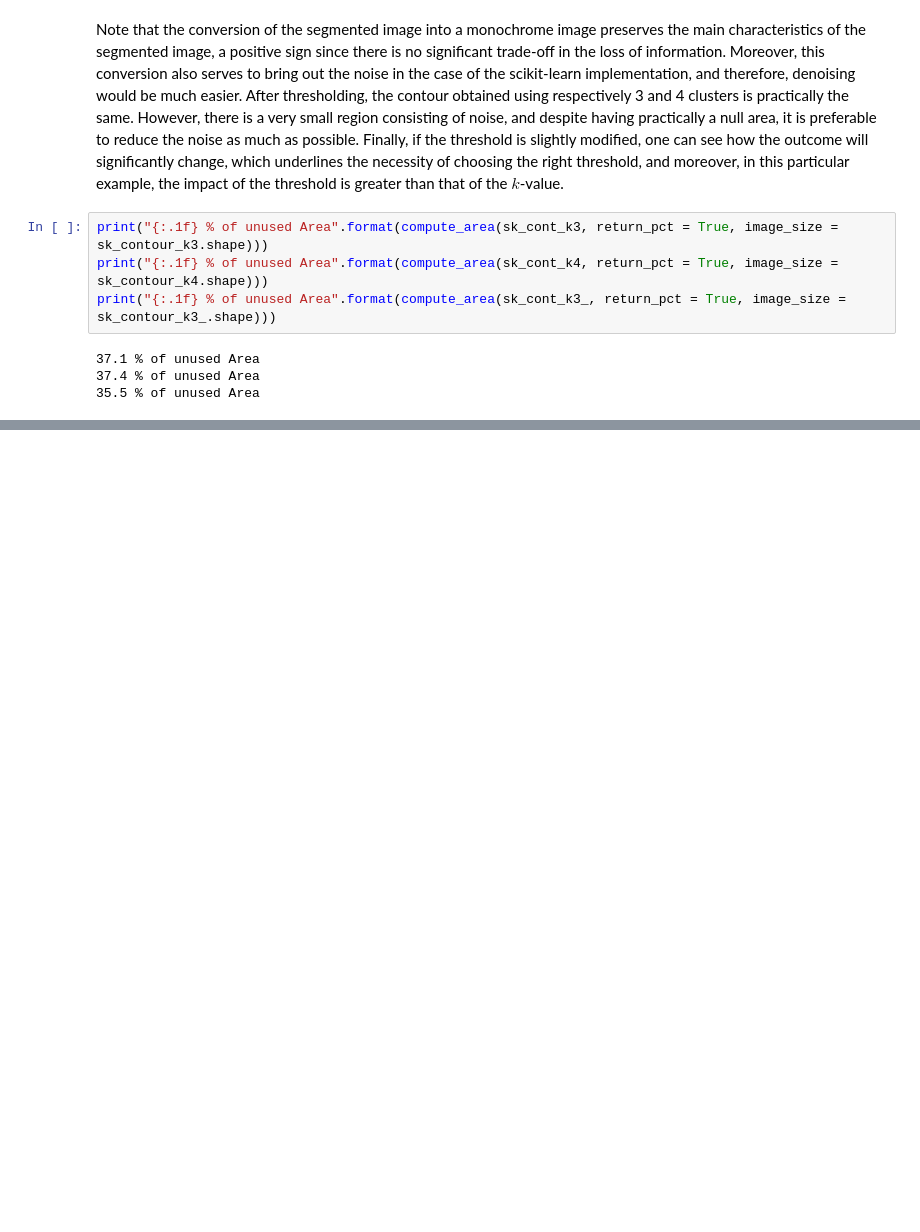
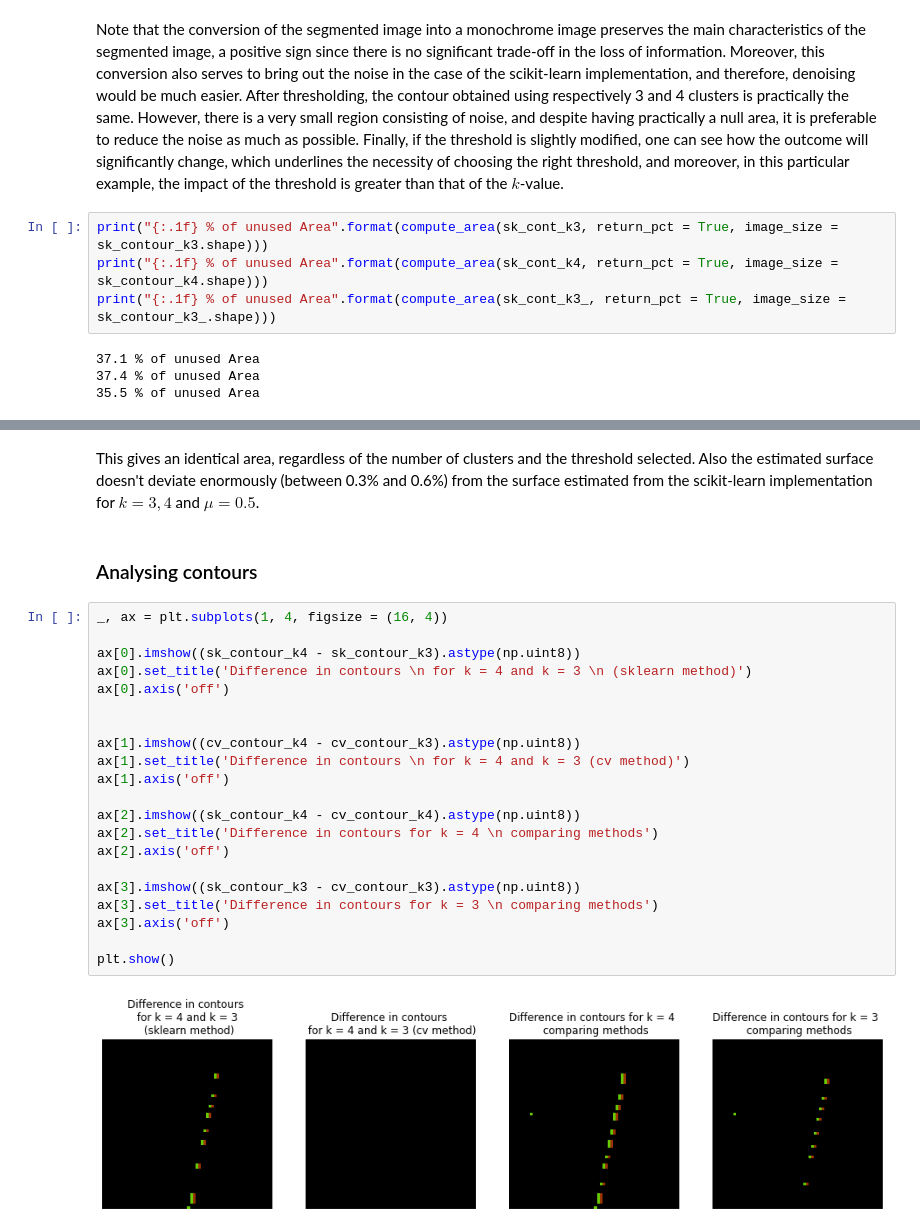
Before and after one commit to achrafkr/Satellite-Imaging, a Jupyter notebook: Cropland Estimation/Notebooks/Terrain_segmentation.ipynb, the cells around one changed output, grey strips where cells are left out. Saved outputs shown, nothing was run; the diff lists cells and outputs as text; blank space fills up the shorter version.

```diff
--- a/Cropland Estimation/Notebooks/Terrain_segmentation.ipynb
+++ b/Cropland Estimation/Notebooks/Terrain_segmentation.ipynb
@@ -220,0 +255,27 @@ While there is no visual difference between the contours for $k = 3$ and $k = 4$
+# %% [markdown]
+This gives an identical area, regardless of the number of clusters and the threshold selected. Also the estimated surface doesn't deviate enormously (between 0.3% and 0.6%) from the surface estimated from the scikit-learn implementation for $k = 3, 4$ and $\mu = 0.5$.
+# %% [markdown]
+### Analysing contours
+# %%
+_, ax = plt.subplots(1, 4, figsize = (16, 4))
+
+ax[0].imshow((sk_contour_k4 - sk_contour_k3).astype(np.uint8))
+ax[0].set_title('Difference in contours \n for k = 4 and k = 3 \n (sklearn method)')
+ax[0].axis('off')
+
+
+ax[1].imshow((cv_contour_k4 - cv_contour_k3).astype(np.uint8))
+ax[1].set_title('Difference in contours \n for k = 4 and k = 3 (cv method)')
+ax[1].axis('off')
+
+ax[2].imshow((sk_contour_k4 - cv_contour_k4).astype(np.uint8))
+ax[2].set_title('Difference in contours for k = 4 \n comparing methods')
+ax[2].axis('off')
+
+ax[3].imshow((sk_contour_k3 - cv_contour_k3).astype(np.uint8))
+ax[3].set_title('Difference in contours for k = 3 \n comparing methods')
+ax[3].axis('off')
+
+plt.show()
+# %% [output]
+[figure, added]
```
Also changed, not shown: parts of 16 cells of this notebook.
